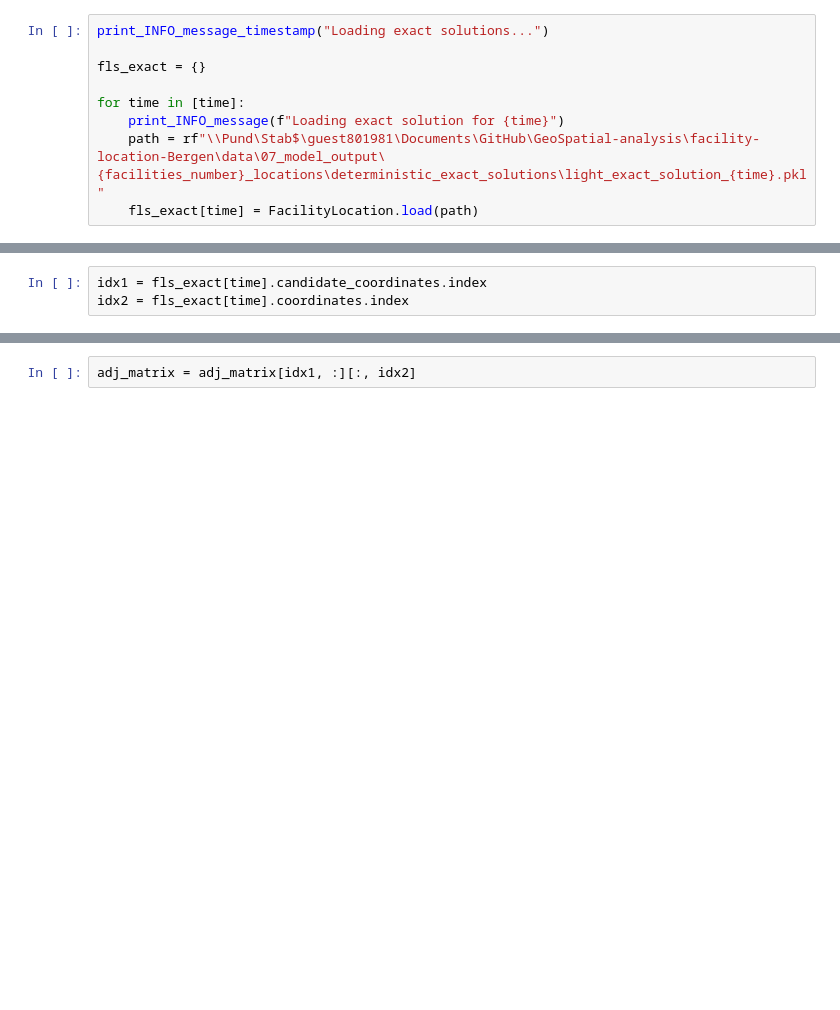
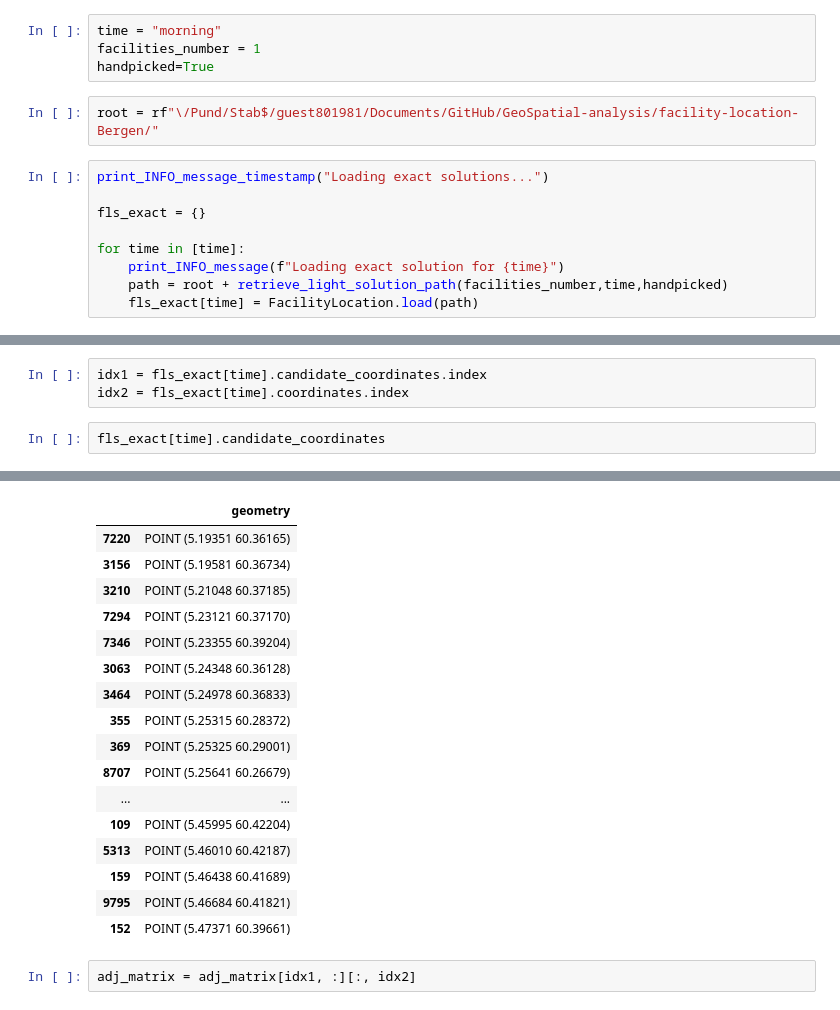
Before and after one commit to marco-scatassi/GeoSpatial-analysis, a Jupyter notebook: facility-location-Bergen/notebooks/6.2_solution_analysis.ipynb, the cells around one changed output, grey strips where cells are left out. Cells and saved outputs as stored; diff of their text form; blank space fills up the shorter version.

```diff
--- a/facility-location-Bergen/notebooks/6.2_solution_analysis.ipynb
+++ b/facility-location-Bergen/notebooks/6.2_solution_analysis.ipynb
@@ -773,3 +772,9 @@ facilities_number = 2
+# %%
+time = "morning"
+facilities_number = 1
+handpicked=True
+# %%
+root = rf"\/Pund/Stab$/guest801981/Documents/GitHub/GeoSpatial-analysis/facility-location-Bergen/"
 # %%
 print_INFO_message_timestamp("Loading exact solutions...")
 
@@ -777,6 +782,6 @@ fls_exact = {}
 
 for time in [time]:
     print_INFO_message(f"Loading exact solution for {time}")
-    path = rf"\\Pund\Stab$\guest801981\Documents\GitHub\GeoSpatial-analysis\facility-location-Bergen\data\07_model_output\{facilities_number}_locations\deterministic_exact_solutions\light_exact_solution_{time}.pkl"
+    path = root + retrieve_light_solution_path(facilities_number,time,handpicked)
     fls_exact[time] = FacilityLocation.load(path)
 # %% [output]
@@ -801,3 +807,6 @@ adj_mapping_reverse = {v:k for k,v in adj_mapping.items()}
 # %%
 idx1 = fls_exact[time].candidate_coordinates.index
 idx2 = fls_exact[time].coordinates.index
+# %%
+fls_exact[time].candidate_coordinates
+# %% [output]
@@ -804,3 +814,20 @@ idx2 = fls_exact[time].coordinates.index
+|  | geometry |
+| 7220 | POINT (5.19351 60.36165) |
+| 3156 | POINT (5.19581 60.36734) |
+| 3210 | POINT (5.21048 60.37185) |
+| 7294 | POINT (5.23121 60.37170) |
+| 7346 | POINT (5.23355 60.39204) |
+| 3063 | POINT (5.24348 60.36128) |
+| 3464 | POINT (5.24978 60.36833) |
+| 355 | POINT (5.25315 60.28372) |
+| 369 | POINT (5.25325 60.29001) |
+| 8707 | POINT (5.25641 60.26679) |
+| ... | ... |
+| 109 | POINT (5.45995 60.42204) |
+| 5313 | POINT (5.46010 60.42187) |
+| 159 | POINT (5.46438 60.41689) |
+| 9795 | POINT (5.46684 60.41821) |
+| 152 | POINT (5.47371 60.39661) |
 # %%
 adj_matrix = adj_matrix[idx1, :][:, idx2]
 # %%
```
Also changed, not shown: parts of 14 cells of this notebook, 10 other files.
